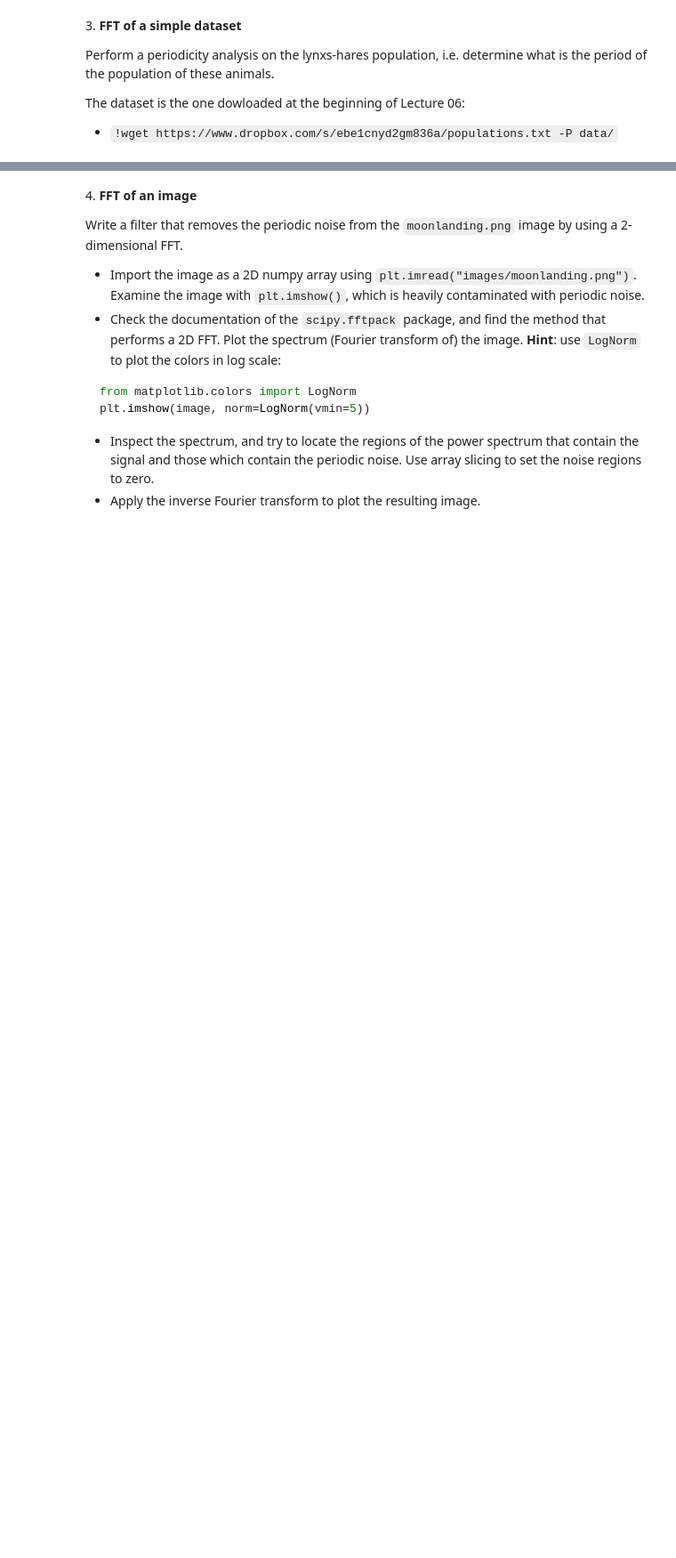
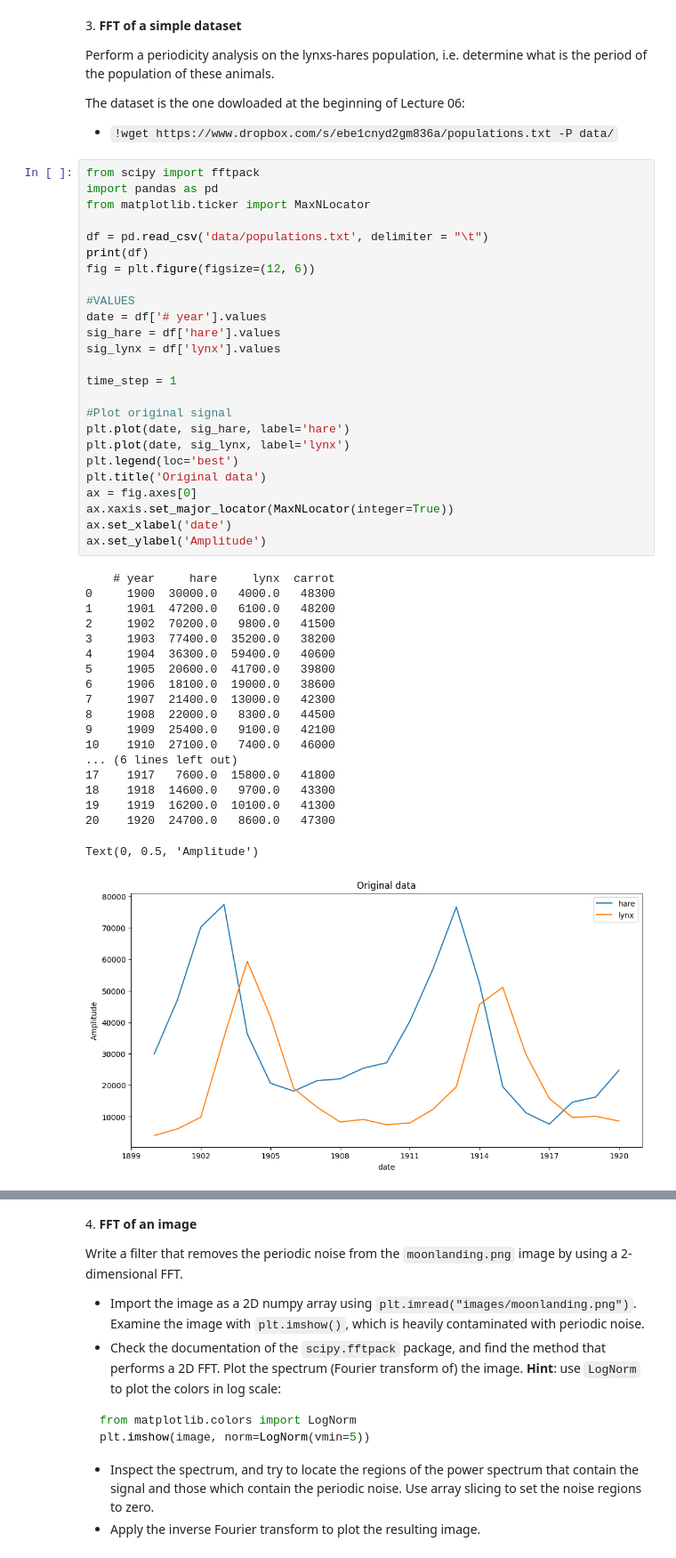
Before and after one commit to anaisbattut/ScientificComputingWithPython2022, a Jupyter notebook: 09ex_numerical.ipynb, the cells around one changed output, grey strips where cells are left out. Shown at 89% size. Drawn from its saved outputs; the diff is of its cells as text; blank space fills up the shorter version.

```diff
--- a/09ex_numerical.ipynb
+++ b/09ex_numerical.ipynb
@@ -87,3 +144,48 @@ Perform a periodicity analysis on the lynxs-hares population, i.e. determine wha
 The dataset is the one dowloaded at the beginning of Lecture 06:
 
  - `!wget https://www.dropbox.com/s/ebe1cnyd2gm836a/populations.txt -P data/`
+# %%
+from scipy import fftpack
+import pandas as pd
+from matplotlib.ticker import MaxNLocator
+
+df = pd.read_csv('data/populations.txt', delimiter = "\t")
+print(df)
+fig = plt.figure(figsize=(12, 6))
+
+#VALUES
+date = df['# year'].values
+sig_hare = df['hare'].values
+sig_lynx = df['lynx'].values
+
+time_step = 1
+
+#Plot original signal
+plt.plot(date, sig_hare, label='hare')
+plt.plot(date, sig_lynx, label='lynx')
+plt.legend(loc='best')
+plt.title('Original data')
+ax = fig.axes[0]
+ax.xaxis.set_major_locator(MaxNLocator(integer=True))
+ax.set_xlabel('date')
+ax.set_ylabel('Amplitude')
+# %% [output]
+    # year     hare     lynx  carrot
+0     1900  30000.0   4000.0   48300
+1     1901  47200.0   6100.0   48200
+2     1902  70200.0   9800.0   41500
+3     1903  77400.0  35200.0   38200
+4     1904  36300.0  59400.0   40600
+5     1905  20600.0  41700.0   39800
+6     1906  18100.0  19000.0   38600
+7     1907  21400.0  13000.0   42300
+8     1908  22000.0   8300.0   44500
+9     1909  25400.0   9100.0   42100
+10    1910  27100.0   7400.0   46000
+... (6 lines left out)
+17    1917   7600.0  15800.0   41800
+18    1918  14600.0   9700.0   43300
+19    1919  16200.0  10100.0   41300
+20    1920  24700.0   8600.0   47300
+Text(0, 0.5, 'Amplitude')
+[figure, added]
```
Also changed, not shown: parts of 8 cells of this notebook, 1 other file.
